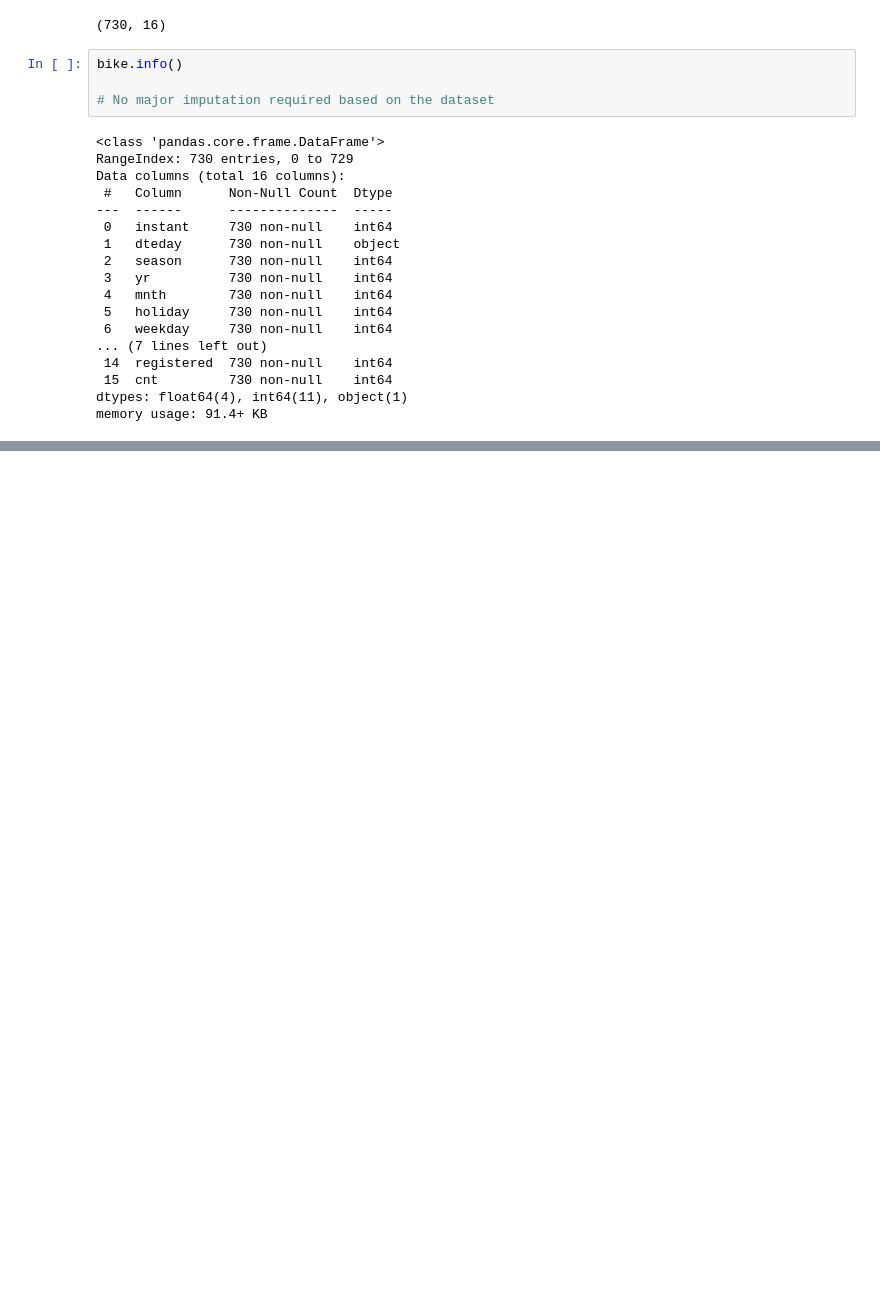
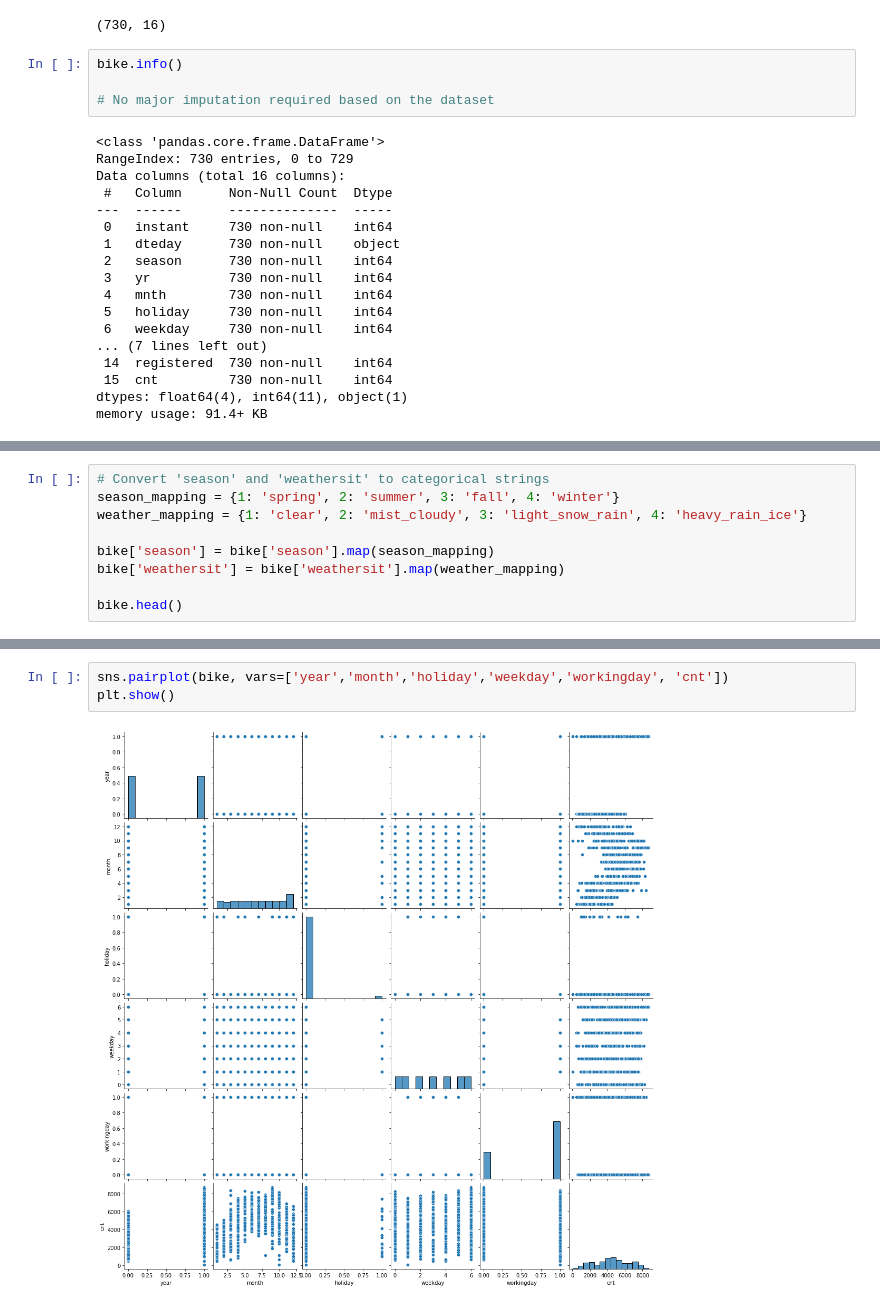
Before and after one commit to rajeshraoj/bike_rides, a Jupyter notebook: bikes_linear_regression.ipynb, the cells around one changed output, grey strips where cells are left out. Drawn from its saved outputs; the diff is of its cells as text; blank space fills up the shorter version.

```diff
--- a/bikes_linear_regression.ipynb
+++ b/bikes_linear_regression.ipynb
@@ -68,0 +104,9 @@ bike.describe()
+# %%
+# Convert 'season' and 'weathersit' to categorical strings
+season_mapping = {1: 'spring', 2: 'summer', 3: 'fall', 4: 'winter'}
+weather_mapping = {1: 'clear', 2: 'mist_cloudy', 3: 'light_snow_rain', 4: 'heavy_rain_ice'}
+
+bike['season'] = bike['season'].map(season_mapping)
+bike['weathersit'] = bike['weathersit'].map(weather_mapping)
+
+bike.head()
@@ -68,0 +120,5 @@ bike.describe()
+# %%
+sns.pairplot(bike, vars=['year','month','holiday','weekday','workingday', 'cnt'])
+plt.show()
+# %% [output]
+[figure, added]
```
Also changed, not shown: parts of 13 cells of this notebook.
